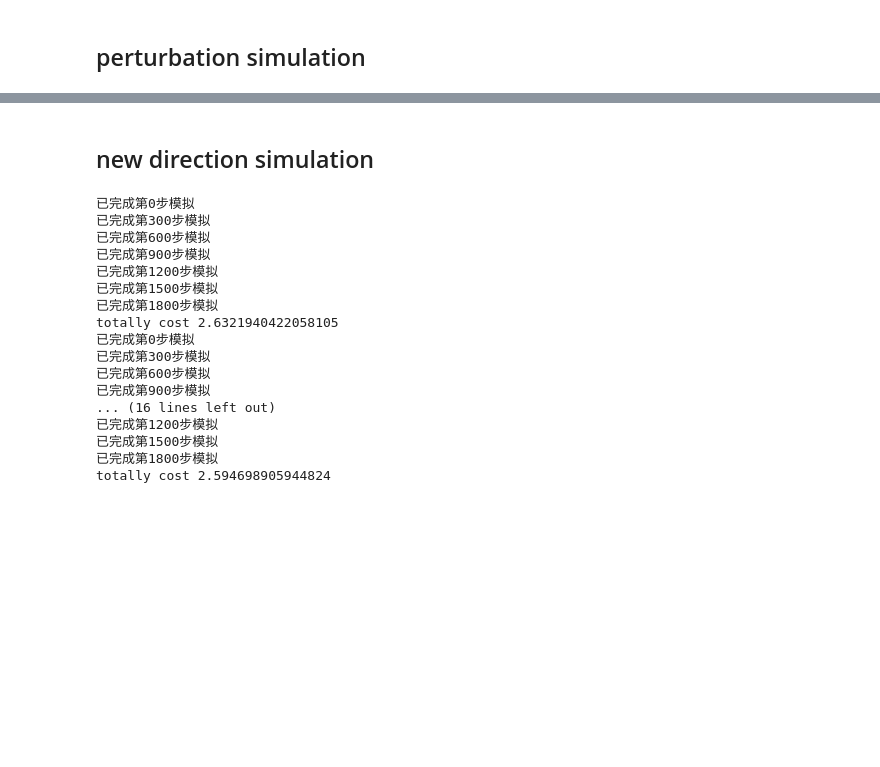
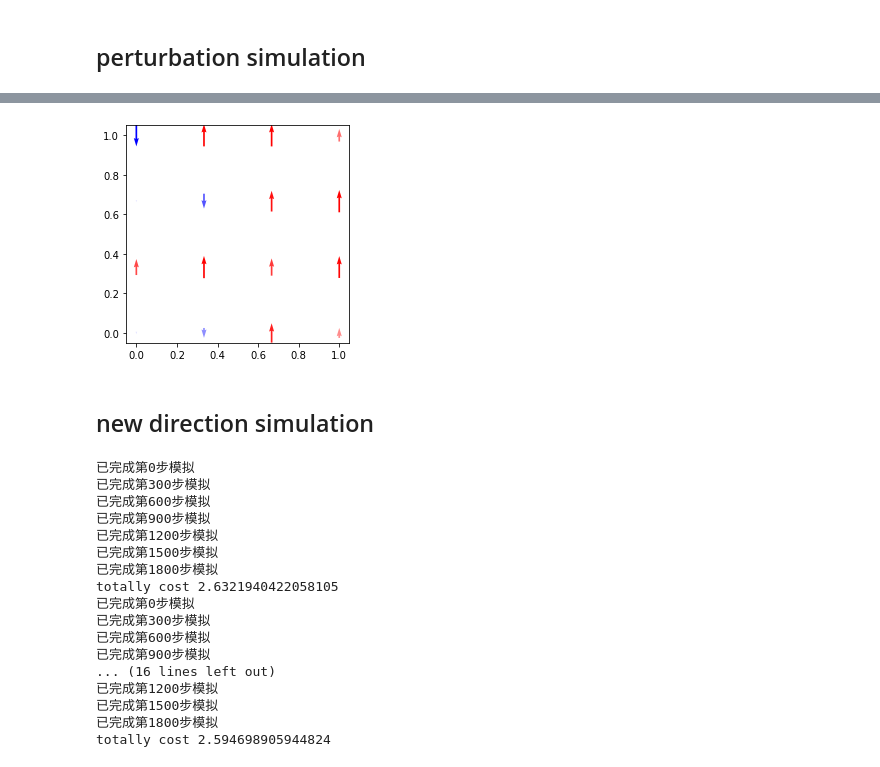
Before and after one commit to Yibo-Zhang/ising_model, a Jupyter notebook: python/heisenberg/Untitled.ipynb, the cells around one changed output, grey strips where cells are left out. Saved outputs shown, nothing was run; the diff lists cells and outputs as text; code cells hidden in the pictures; blank space fills up the shorter version.

```diff
--- a/python/heisenberg/Untitled.ipynb
+++ b/python/heisenberg/Untitled.ipynb
@@ -35,3 +35,7 @@ totally cost 2.658013105392456
+# %%
+perturbation_3.plot_spin_z()
+# %% [output]
+[figure, added]
 # %% [markdown]
 ## new direction simulation
 # %%
```
Also changed, not shown: parts of 1 cell of this notebook.
